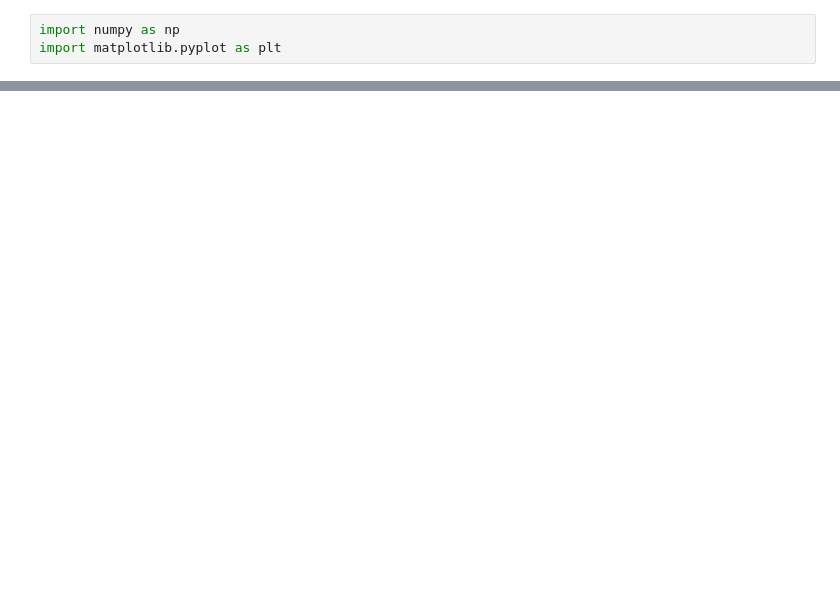
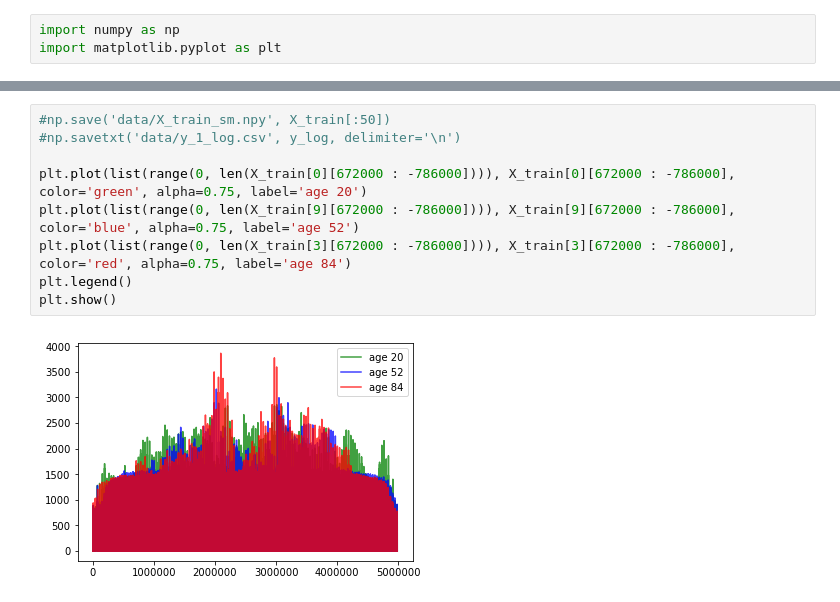
Before and after one commit to fdelia/ETH-machine-learning-course, a Jupyter notebook: Exploratory data analysis.ipynb, the cells around one changed output, grey strips where cells are left out. Saved outputs shown, nothing was run; the diff lists cells and outputs as text; blank space fills up the shorter version.

```diff
--- a/Exploratory data analysis.ipynb
+++ b/Exploratory data analysis.ipynb
@@ -42,0 +65,11 @@ max: 48540935.0
+# %%
+#np.save('data/X_train_sm.npy', X_train[:50])
+#np.savetxt('data/y_1_log.csv', y_log, delimiter='\n')
+
+plt.plot(list(range(0, len(X_train[0][672000 : -786000]))), X_train[0][672000 : -786000], color='green', alpha=0.75, label='age 20')
+plt.plot(list(range(0, len(X_train[9][672000 : -786000]))), X_train[9][672000 : -786000], color='blue', alpha=0.75, label='age 52')
+plt.plot(list(range(0, len(X_train[3][672000 : -786000]))), X_train[3][672000 : -786000], color='red', alpha=0.75, label='age 84')
+plt.legend()
+plt.show()
+# %% [output]
+[figure, added]
```
Also changed, not shown: parts of 9 cells of this notebook, 3 other files.
